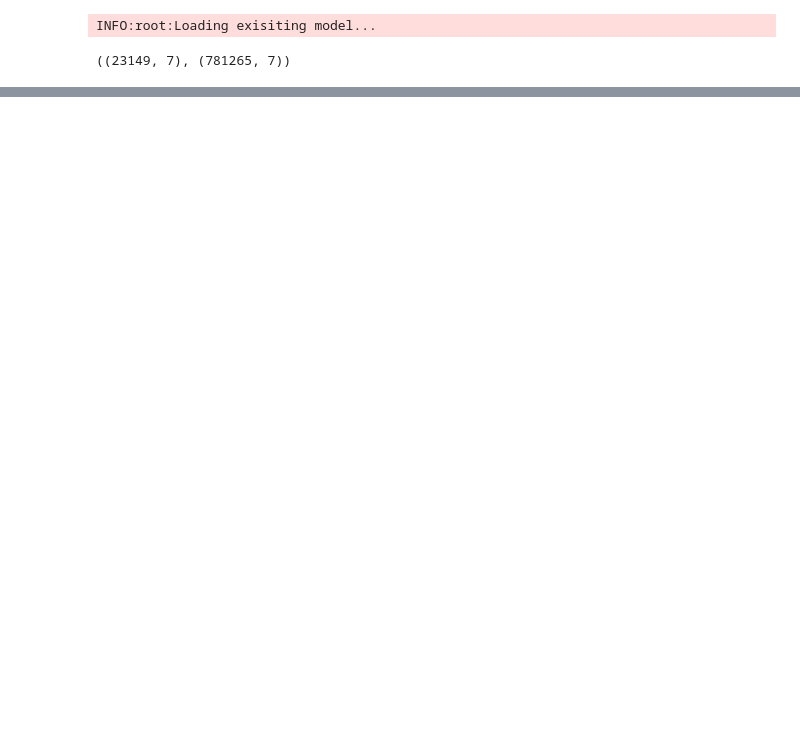
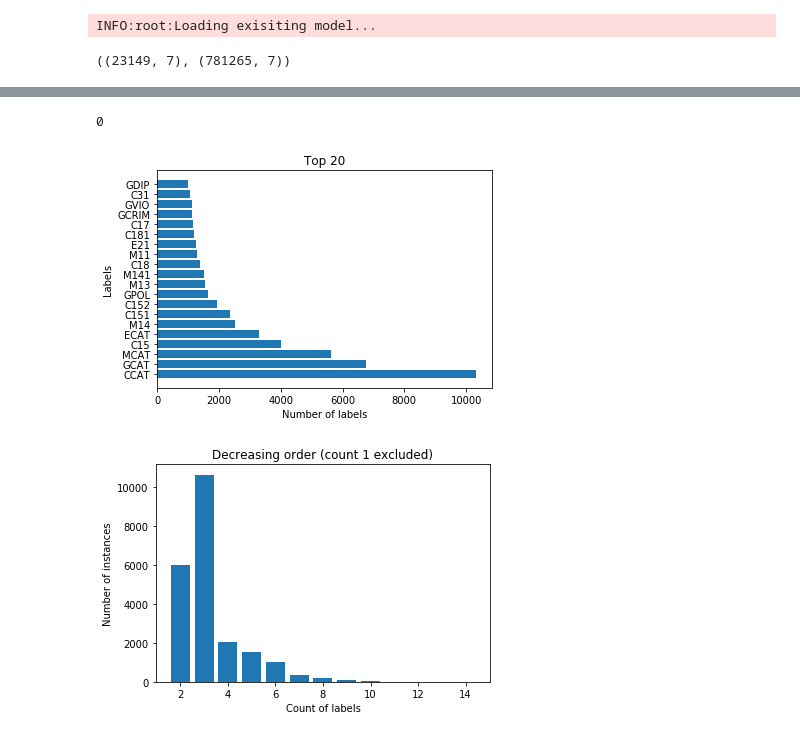
Before and after one commit to tharangni/LSHTC-2019, a Jupyter notebook: notebooks/rcv1_raw_iter.ipynb, the cells around one changed output, grey strips where cells are left out. Saved outputs shown, nothing was run; the diff lists cells and outputs as text; code cells hidden in the pictures; blank space fills up the shorter version.

```diff
--- a/notebooks/rcv1_raw_iter.ipynb
+++ b/notebooks/rcv1_raw_iter.ipynb
@@ -303,0 +282,10 @@ tr
+# %%
+tr = tr.rename(columns={'topic_categories': 'doc_labels'})
+# %%
+tr["doc_labels"] = tr["doc_labels"].apply(lambda x: ast.literal_eval(x))
+# %%
+class_statistics(tr, "rcv1")
+# %% [output]
+0
+[figure, added]
+[figure, added]
```
Also changed, not shown: parts of 1 cell of this notebook, 4 other files.
